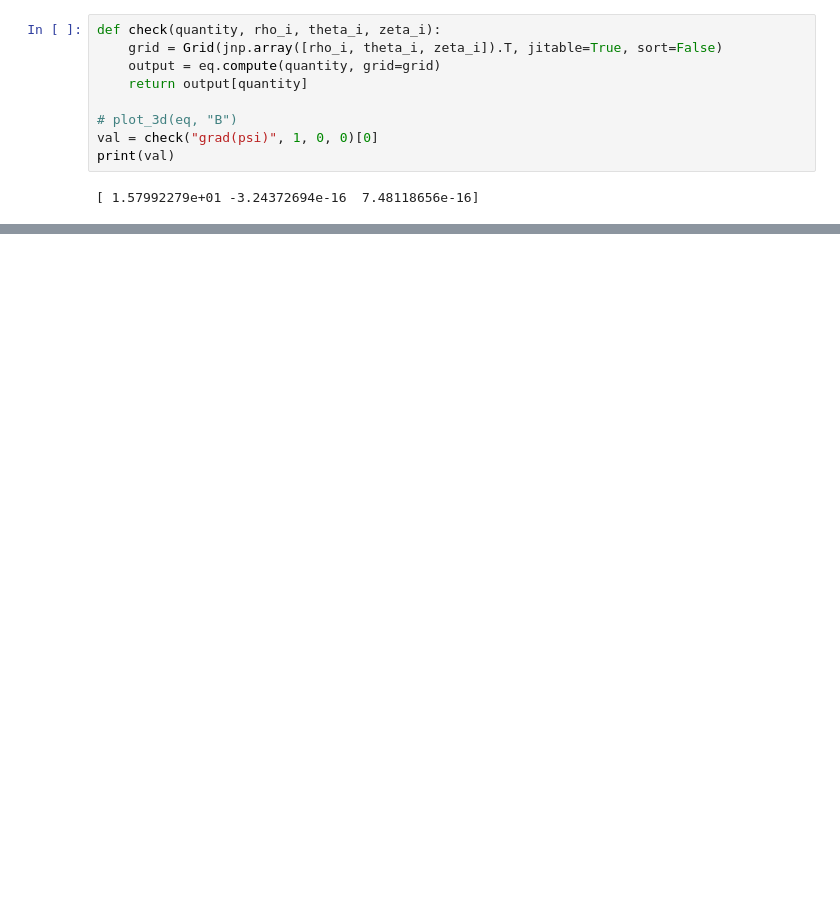
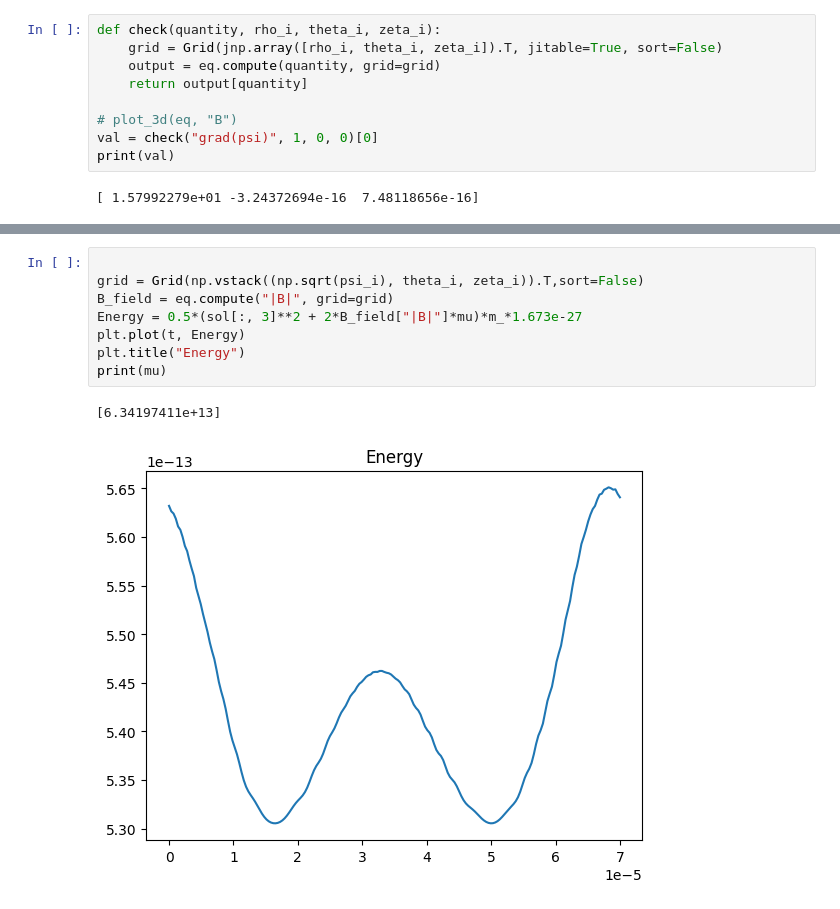
Before and after one commit to joaopedrobiu6/DPS, a Jupyter notebook: DESC_model.ipynb, the cells around one changed output, grey strips where cells are left out. Drawn from its saved outputs; the diff is of its cells as text; blank space fills up the shorter version.

```diff
--- a/DESC_model.ipynb
+++ b/DESC_model.ipynb
@@ -223,0 +223,11 @@ Error:
+# %%
+
+grid = Grid(np.vstack((np.sqrt(psi_i), theta_i, zeta_i)).T,sort=False)
+B_field = eq.compute("|B|", grid=grid)
+Energy = 0.5*(sol[:, 3]**2 + 2*B_field["|B|"]*mu)*m_*1.673e-27
+plt.plot(t, Energy)
+plt.title("Energy")
+print(mu)
+# %% [output]
+[6.34197411e+13]
+[figure, added]
```
Also changed, not shown: parts of 7 cells of this notebook, 1 other file.
